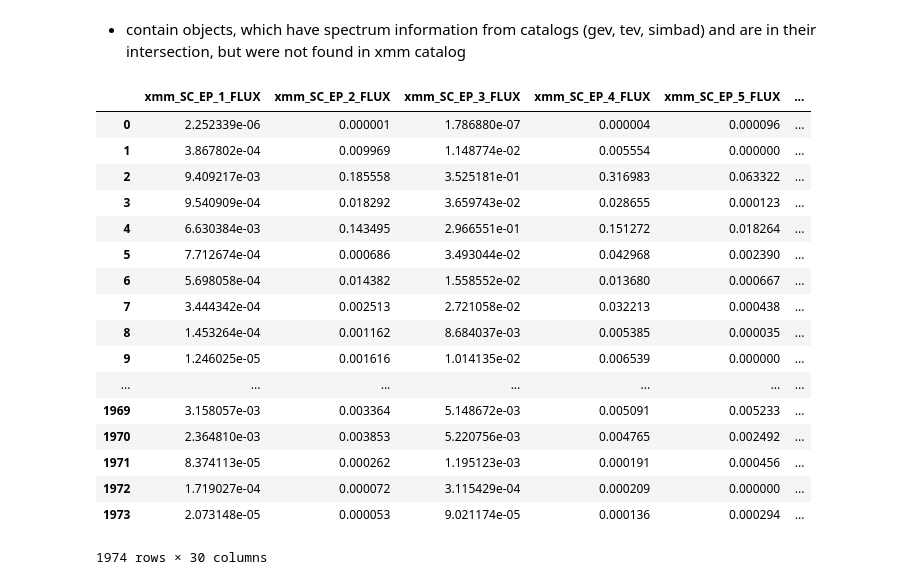
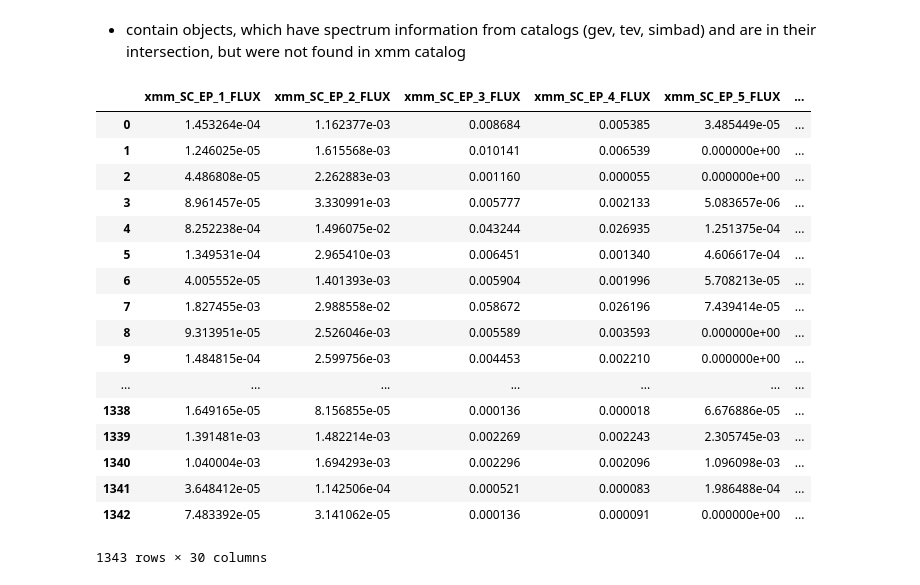
Before and after one commit to anaderi/gamma-bins, a Jupyter notebook: Spectrums-xmm.ipynb, the cells around one changed output. Drawn from its saved outputs; the diff is of its cells as text; code cells hidden in the pictures.

```diff
--- a/Spectrums-xmm.ipynb
+++ b/Spectrums-xmm.ipynb
@@ -16,6 +16,6 @@ catalog.shape
 # %% [output]
 (68, 199)
 # %%
-xmm_catalog = pd.read_csv("data/gevtevsimbadxmm.txt", sep='\t', index_col=0)
+xmm_catalog = pd.read_csv("data/gevtevsimbadxmm_005.txt", sep='\t', index_col=0)
 xmm_catalog.shape
 # %% [output]
@@ -110,4 +131,5 @@ $$F_{TeV} = 1.6*E^{2}*Flux$$
 # %%
 spectrums = spectrums.fillna(0)
 spectrums = np.log(spectrums[spectrum_columns] + 1)
-spectrums[(spectrums == -np.inf)] = 0
+# spectrums = np.log(spectrums[spectrum_columns])
+# spectrums[(spectrums == -np.inf)] = 0
@@ -172,8 +214,9 @@ def normalize_spectra(catalog_name, s_spectrum_columns, gev_spectrum_columns, te
     spectrums = spectrums.fillna(0)
     if log:
         only_spectra = spectrums[spectrum_columns].copy()
-        only_spectra = np.log(only_spectra)
-        only_spectra[(only_spectra == -np.inf)] = 0
+        only_spectra = np.log(only_spectra + 1)
+#         only_spectra = np.log(only_spectra)
+#         only_spectra[(only_spectra == -np.inf)] = 0
         spectrums[spectrum_columns] = only_spectra
     spectrums[spectrum_columns] = spectrums[spectrum_columns].div(spectrums[spectrum_columns].sum(axis=1), axis=0)
     spectrums = spectrums.fillna(0)
@@ -355,33 +393,37 @@ https://pandas.pydata.org/pandas-docs/stable/indexing.html#deprecate-loc-reindex
 # %% [markdown]
 * contain objects, which have spectrum information from catalogs (gev, tev, simbad) and are in their intersection, but were not found in xmm catalog
 # %%
-normalize_spectra(catalog_name='gevtevsimbadxmm_001',
+# cat_name = 'gevtevsimbadxmm_001'
+cat_name = 'gevtevsimbadxmm_005'
+# cat_name = 'gevtevsimbadxmm_012'
+
+normalize_spectra(catalog_name=cat_name,
                    s_spectrum_columns=xmm_spectrum_columns,
                    gev_spectrum_columns=gev_spectrum_columns,
                    tev_spectrum_columns=tev_spectrum_columns,
                    s_other_columns=xmm_other_columns + ['s_MAIN_ID', 's_simbad', 's_class'],
                    gev_other_columns=gev_other_columns,
                    tev_other_columns=tev_other_columns,
                    log = False)
 # %% [output]
 |  | xmm_SC_EP_1_FLUX | xmm_SC_EP_2_FLUX | xmm_SC_EP_3_FLUX | xmm_SC_EP_4_FLUX | xmm_SC_EP_5_FLUX | ... |
-| 0 | 2.252339e-06 | 0.000001 | 1.786880e-07 | 0.000004 | 0.000096 | ... |
-| 1 | 3.867802e-04 | 0.009969 | 1.148774e-02 | 0.005554 | 0.000000 | ... |
-| 2 | 9.409217e-03 | 0.185558 | 3.525181e-01 | 0.316983 | 0.063322 | ... |
-| 3 | 9.540909e-04 | 0.018292 | 3.659743e-02 | 0.028655 | 0.000123 | ... |
-| 4 | 6.630384e-03 | 0.143495 | 2.966551e-01 | 0.151272 | 0.018264 | ... |
-| 5 | 7.712674e-04 | 0.000686 | 3.493044e-02 | 0.042968 | 0.002390 | ... |
-| 6 | 5.698058e-04 | 0.014382 | 1.558552e-02 | 0.013680 | 0.000667 | ... |
-| 7 | 3.444342e-04 | 0.002513 | 2.721058e-02 | 0.032213 | 0.000438 | ... |
-| 8 | 1.453264e-04 | 0.001162 | 8.684037e-03 | 0.005385 | 0.000035 | ... |
-| 9 | 1.246025e-05 | 0.001616 | 1.014135e-02 | 0.006539 | 0.000000 | ... |
+| 0 | 1.453264e-04 | 1.162377e-03 | 0.008684 | 0.005385 | 3.485449e-05 | ... |
+| 1 | 1.246025e-05 | 1.615568e-03 | 0.010141 | 0.006539 | 0.000000e+00 | ... |
+| 2 | 4.486808e-05 | 2.262883e-03 | 0.001160 | 0.000055 | 0.000000e+00 | ... |
+| 3 | 8.961457e-05 | 3.330991e-03 | 0.005777 | 0.002133 | 5.083657e-06 | ... |
+| 4 | 8.252238e-04 | 1.496075e-02 | 0.043244 | 0.026935 | 1.251375e-04 | ... |
+| 5 | 1.349531e-04 | 2.965410e-03 | 0.006451 | 0.001340 | 4.606617e-04 | ... |
+| 6 | 4.005552e-05 | 1.401393e-03 | 0.005904 | 0.001996 | 5.708213e-05 | ... |
+| 7 | 1.827455e-03 | 2.988558e-02 | 0.058672 | 0.026196 | 7.439414e-05 | ... |
+| 8 | 9.313951e-05 | 2.526046e-03 | 0.005589 | 0.003593 | 0.000000e+00 | ... |
+| 9 | 1.484815e-04 | 2.599756e-03 | 0.004453 | 0.002210 | 0.000000e+00 | ... |
 | ... | ... | ... | ... | ... | ... | ... |
-| 1969 | 3.158057e-03 | 0.003364 | 5.148672e-03 | 0.005091 | 0.005233 | ... |
-| 1970 | 2.364810e-03 | 0.003853 | 5.220756e-03 | 0.004765 | 0.002492 | ... |
-| 1971 | 8.374113e-05 | 0.000262 | 1.195123e-03 | 0.000191 | 0.000456 | ... |
-| 1972 | 1.719027e-04 | 0.000072 | 3.115429e-04 | 0.000209 | 0.000000 | ... |
-| 1973 | 2.073148e-05 | 0.000053 | 9.021174e-05 | 0.000136 | 0.000294 | ... |
+| 1338 | 1.649165e-05 | 8.156855e-05 | 0.000136 | 0.000018 | 6.676886e-05 | ... |
+| 1339 | 1.391481e-03 | 1.482214e-03 | 0.002269 | 0.002243 | 2.305745e-03 | ... |
+| 1340 | 1.040004e-03 | 1.694293e-03 | 0.002296 | 0.002096 | 1.096098e-03 | ... |
+| 1341 | 3.648412e-05 | 1.142506e-04 | 0.000521 | 0.000083 | 1.986488e-04 | ... |
+| 1342 | 7.483392e-05 | 3.141062e-05 | 0.000136 | 0.000091 | 0.000000e+00 | ... |
-1974 rows × 30 columns
+1343 rows × 30 columns
 # %%
 # calculate_spectra(catalog_name="gevtev_TeVspectrum",
 #                   s_spectrum_columns=[],
```
Also changed, not shown: parts of 9 cells of this notebook, 17 other files.
